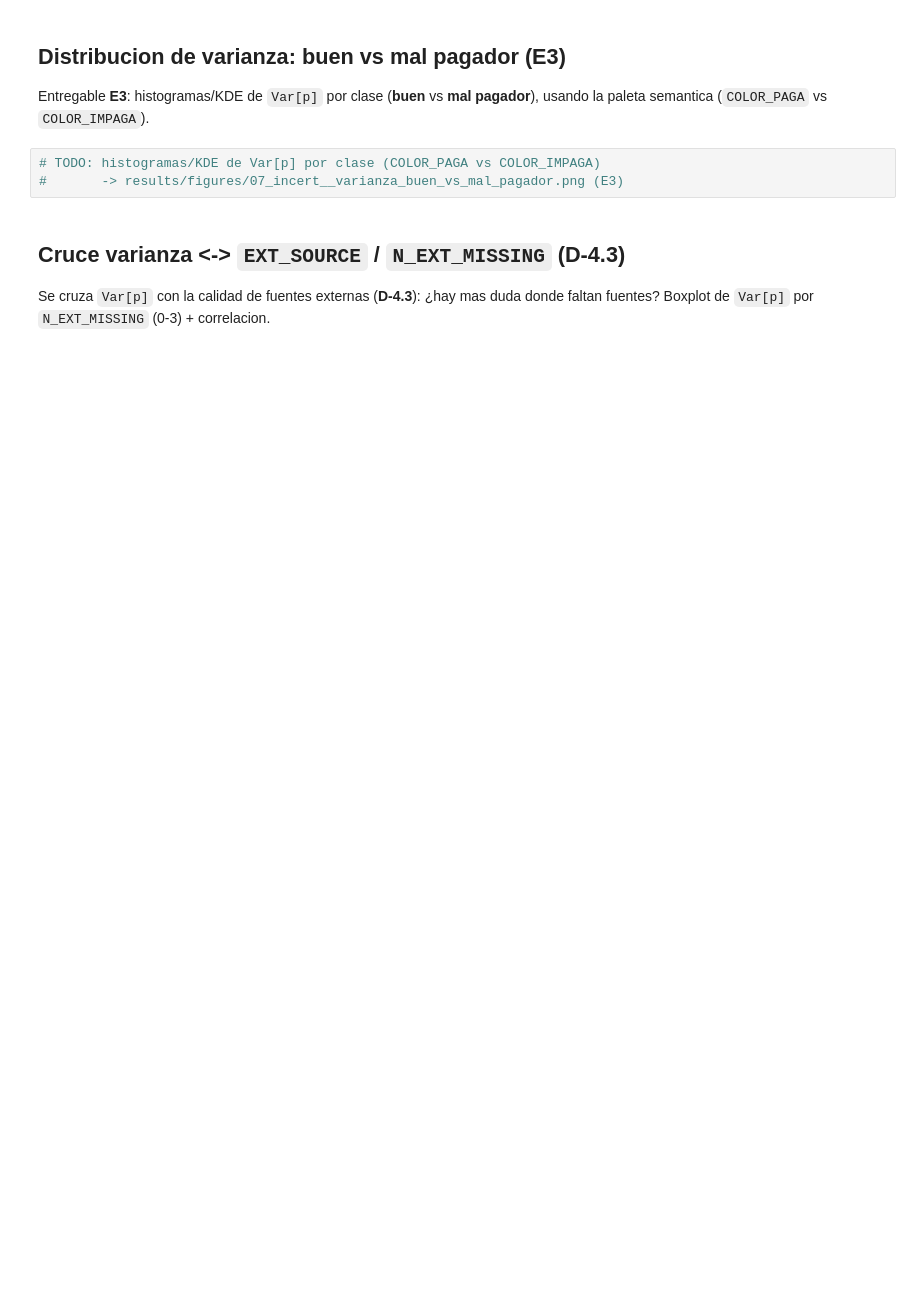
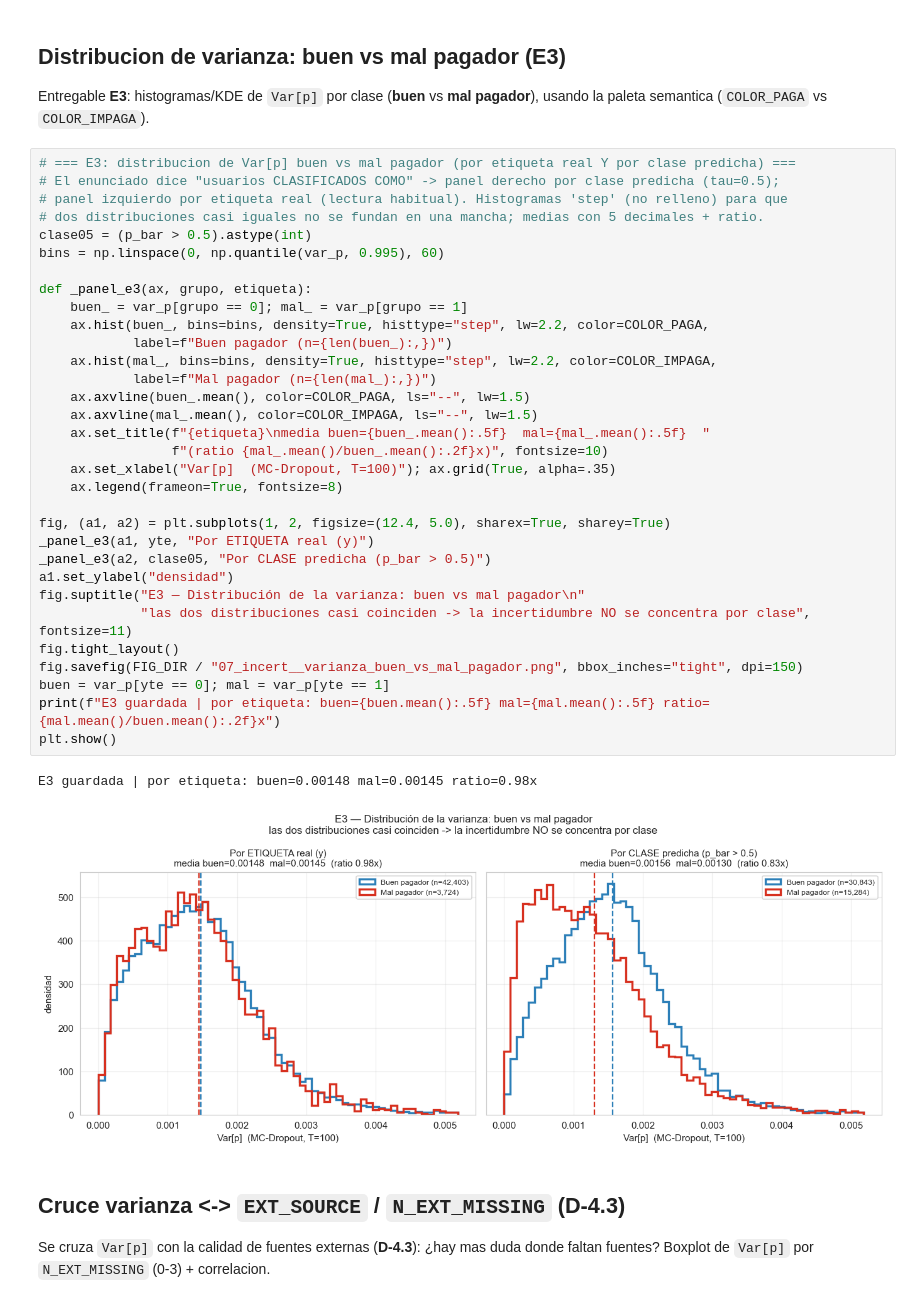
Before and after one commit to Romequinco/TALLER_FAIR_CREDIT_MODEL, a Jupyter notebook: notebooks/07_tarea4_incertidumbre.ipynb, the cells around one changed output. Drawn from its saved outputs; the diff is of its cells as text; blank space fills up the shorter version.

```diff
--- a/notebooks/07_tarea4_incertidumbre.ipynb
+++ b/notebooks/07_tarea4_incertidumbre.ipynb
@@ -166,8 +260,40 @@ train/val y se entrena un **segundo modelo** que la predice a partir de las mism
 Entregable **E3**: histogramas/KDE de `Var[p]` por clase (**buen** vs **mal pagador**),
 usando la paleta semantica (`COLOR_PAGA` vs `COLOR_IMPAGA`).
 # %%
-# TODO: histogramas/KDE de Var[p] por clase (COLOR_PAGA vs COLOR_IMPAGA)
-#       -> results/figures/07_incert__varianza_buen_vs_mal_pagador.png (E3)
+# === E3: distribucion de Var[p] buen vs mal pagador (por etiqueta real Y por clase predicha) ===
+# El enunciado dice "usuarios CLASIFICADOS COMO" -> panel derecho por clase predicha (tau=0.5);
+# panel izquierdo por etiqueta real (lectura habitual). Histogramas 'step' (no relleno) para que
+# dos distribuciones casi iguales no se fundan en una mancha; medias con 5 decimales + ratio.
+clase05 = (p_bar > 0.5).astype(int)
+bins = np.linspace(0, np.quantile(var_p, 0.995), 60)
+
+def _panel_e3(ax, grupo, etiqueta):
+    buen_ = var_p[grupo == 0]; mal_ = var_p[grupo == 1]
+    ax.hist(buen_, bins=bins, density=True, histtype="step", lw=2.2, color=COLOR_PAGA,
+            label=f"Buen pagador (n={len(buen_):,})")
+    ax.hist(mal_, bins=bins, density=True, histtype="step", lw=2.2, color=COLOR_IMPAGA,
+            label=f"Mal pagador (n={len(mal_):,})")
+    ax.axvline(buen_.mean(), color=COLOR_PAGA, ls="--", lw=1.5)
+    ax.axvline(mal_.mean(), color=COLOR_IMPAGA, ls="--", lw=1.5)
+    ax.set_title(f"{etiqueta}\nmedia buen={buen_.mean():.5f}  mal={mal_.mean():.5f}  "
+                 f"(ratio {mal_.mean()/buen_.mean():.2f}x)", fontsize=10)
+    ax.set_xlabel("Var[p]  (MC-Dropout, T=100)"); ax.grid(True, alpha=.35)
+    ax.legend(frameon=True, fontsize=8)
+
+fig, (a1, a2) = plt.subplots(1, 2, figsize=(12.4, 5.0), sharex=True, sharey=True)
+_panel_e3(a1, yte, "Por ETIQUETA real (y)")
+_panel_e3(a2, clase05, "Por CLASE predicha (p_bar > 0.5)")
+a1.set_ylabel("densidad")
+fig.suptitle("E3 — Distribución de la varianza: buen vs mal pagador\n"
+             "las dos distribuciones casi coinciden -> la incertidumbre NO se concentra por clase", fontsize=11)
+fig.tight_layout()
+fig.savefig(FIG_DIR / "07_incert__varianza_buen_vs_mal_pagador.png", bbox_inches="tight", dpi=150)
+buen = var_p[yte == 0]; mal = var_p[yte == 1]
+print(f"E3 guardada | por etiqueta: buen={buen.mean():.5f} mal={mal.mean():.5f} ratio={mal.mean()/buen.mean():.2f}x")
+plt.show()
+# %% [output]
+E3 guardada | por etiqueta: buen=0.00148 mal=0.00145 ratio=0.98x
+[figure, added]
 # %% [markdown]
 ## Cruce varianza <-> `EXT_SOURCE` / `N_EXT_MISSING` (D-4.3)
 
```
Also changed, not shown: parts of 9 cells of this notebook, 15 other files.
